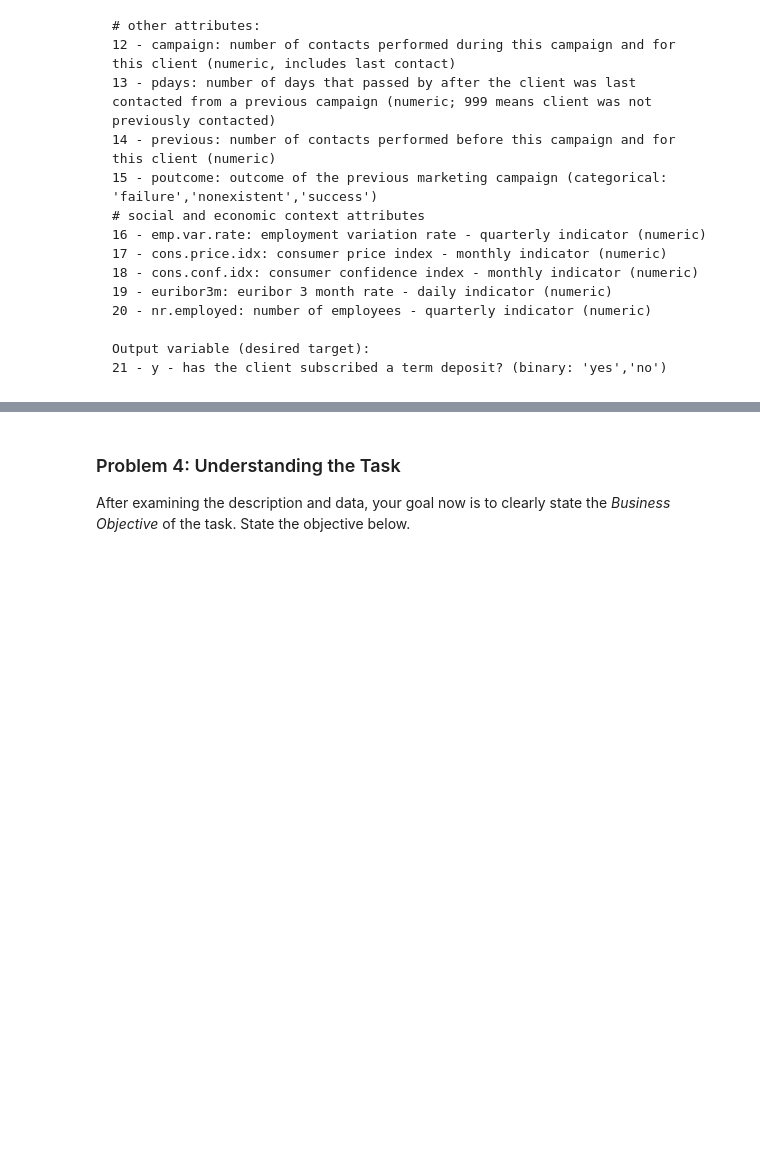
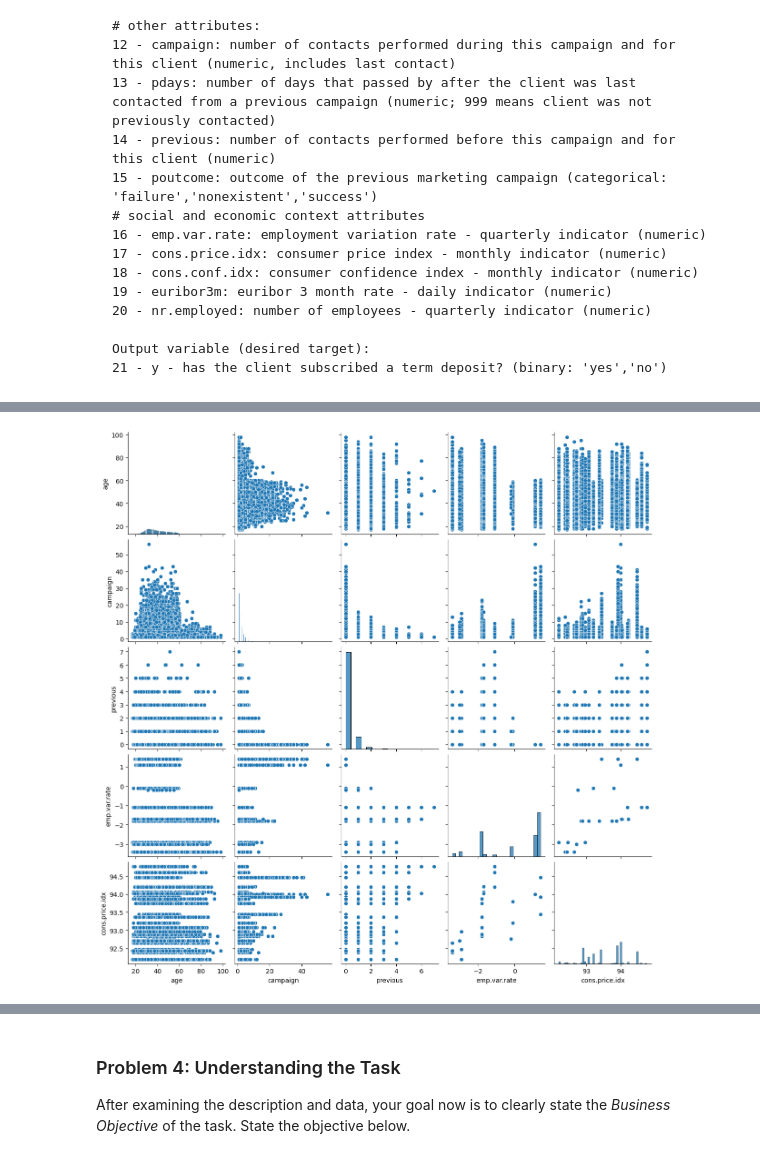
Before and after one commit to vikashsinha72/UCBMLAI_PA2-, a Jupyter notebook: prompt_III.ipynb, the cells around one changed output, grey strips where cells are left out. Drawn from its saved outputs; the diff is of its cells as text; code cells hidden in the pictures; blank space fills up the shorter version.

```diff
--- a/prompt_III.ipynb
+++ b/prompt_III.ipynb
@@ -67,0 +163,6 @@ Output variable (desired target):
+# %%
+#Use pair plots to visualize the relationship between numerical features.
+sns.pairplot(df[['age', 'campaign', 'previous', 'emp.var.rate', 'cons.price.idx']])
+plt.show()
+# %% [output]
+[figure, added]
```
Also changed, not shown: parts of 39 cells of this notebook, 2 other files.
